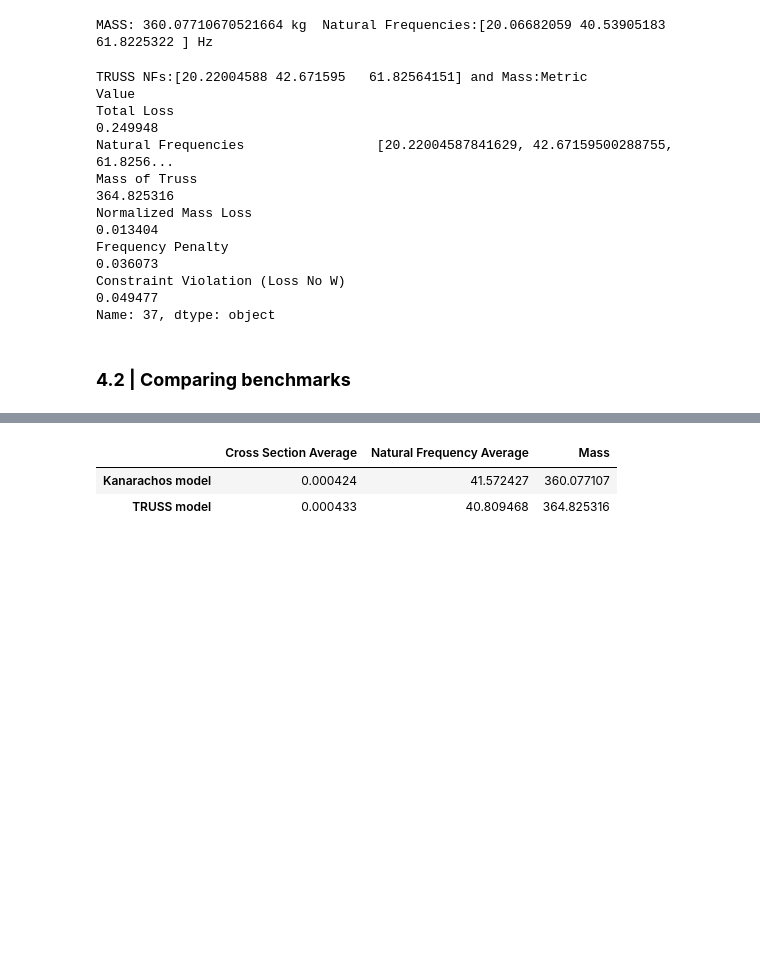
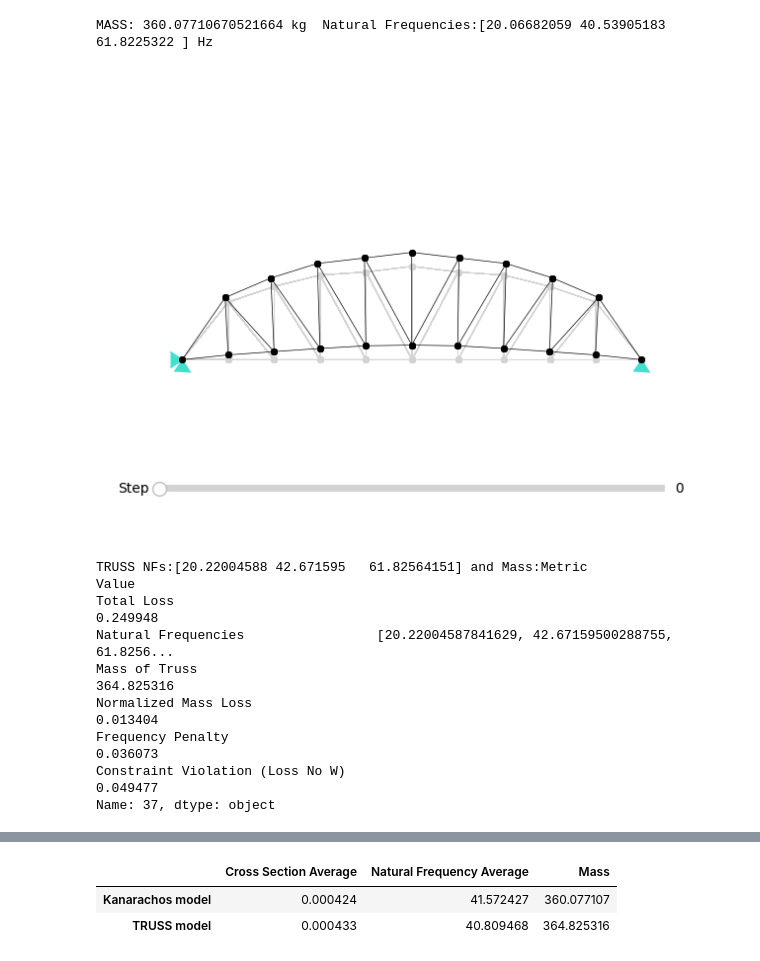
Before and after one commit to JavFuertes/TRUSS, a Jupyter notebook: TRUSS.ipynb, the cells around one changed output, grey strips where cells are left out. Drawn from its saved outputs; the diff is of its cells as text; code cells hidden in the pictures; blank space fills up the shorter version.

```diff
--- a/TRUSS.ipynb
+++ b/TRUSS.ipynb
@@ -773,8 +789,10 @@ print(f'MASS: {TRUSSKN.mass_truss(areas_kn, y_coord)} kg  Natural Frequencies:{(
 MASS: 360.07710670521664 kg  Natural Frequencies:[20.06682059 40.53905183 61.8225322 ] Hz
 # %%
 # ---------------------------------- TRUSS1 ---------------------------------- #
+TRUSSDummy.config["write_file_path"] = '../TRUSS1/truss_bridge/data/@TRUSS'
 TRUSSDummy.Write_call_state(X_init_single)
 # %% [output]
+[figure, added]
 TRUSS NFs:[20.22004588 42.671595   61.82564151] and Mass:Metric                                                                          Value
 Total Loss                                                                   0.249948
 Natural Frequencies                 [20.22004587841629, 42.67159500288755, 61.8256...
@@ -783,5 +801,3 @@ Normalized Mass Loss                                                         0.0
 Frequency Penalty                                                            0.036073
 Constraint Violation (Loss No W)                                             0.049477
 Name: 37, dtype: object
-# %% [markdown]
-### <strong> 4.2 | Comparing benchmarks </strong>
```
Also changed, not shown: parts of 15 cells of this notebook, 1 other file.
